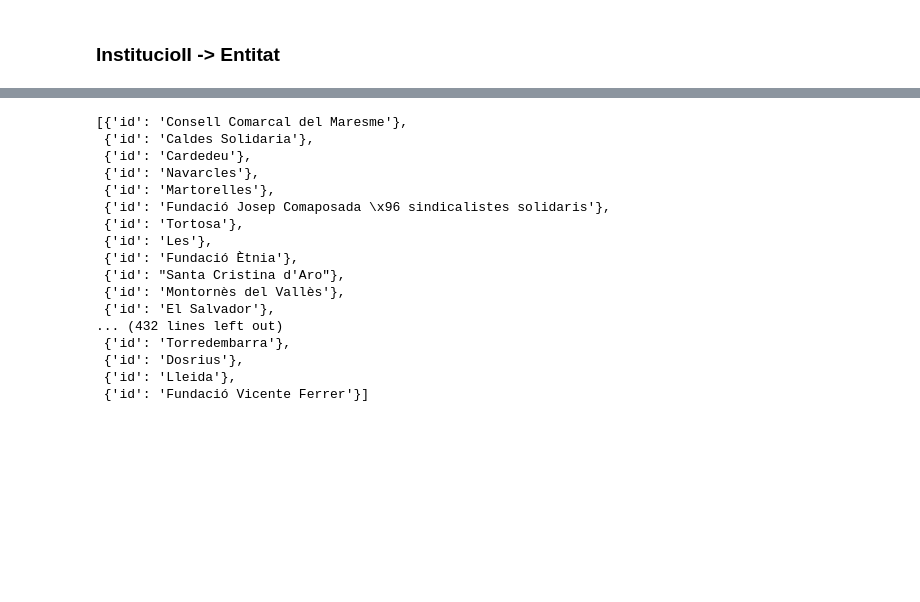
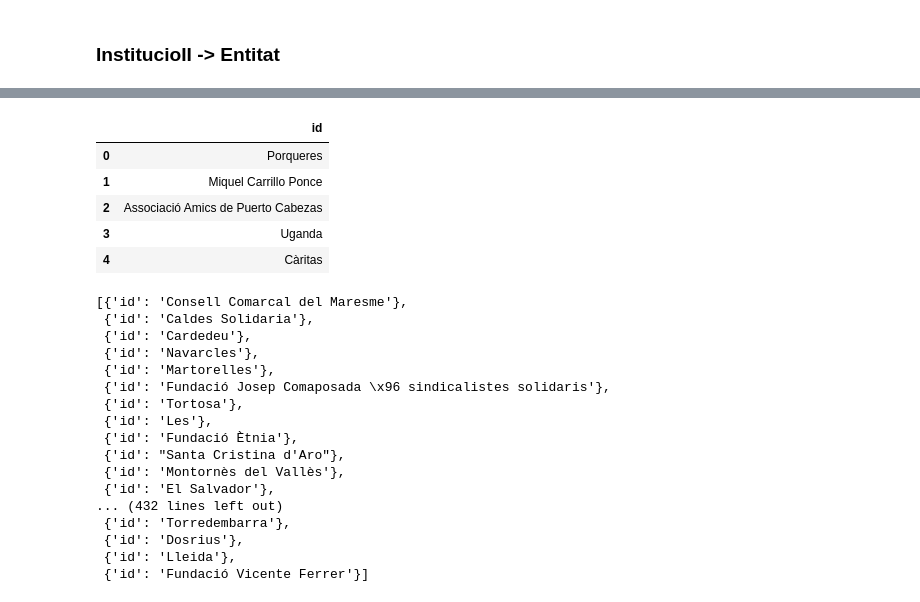
Before and after one commit to victorgd97/COOPproject, a Jupyter notebook: data-processing/sankey/data processing for sankey diagram .ipynb, the cells around one changed output, grey strips where cells are left out. Saved outputs shown, nothing was run; the diff lists cells and outputs as text; code cells hidden in the pictures; blank space fills up the shorter version.

```diff
--- a/data-processing/sankey/data processing for sankey diagram .ipynb
+++ b/data-processing/sankey/data processing for sankey diagram .ipynb
@@ -124,3 +135,12 @@ nodes2018 = pd.DataFrame(nodes_list, columns = ["id"])
+# %%
+nodes2018.head()
+# %% [output]
+|  | id |
+| 0 | Porqueres |
+| 1 | Miquel Carrillo Ponce |
+| 2 | Associació Amics de Puerto Cabezas |
+| 3 | Uganda |
+| 4 | Càritas |
 # %%
 result = nodes2018.to_json(orient="records")
 parsed_nodes = json.loads(result)
```
Also changed, not shown: parts of 19 cells of this notebook, 1 other file.
